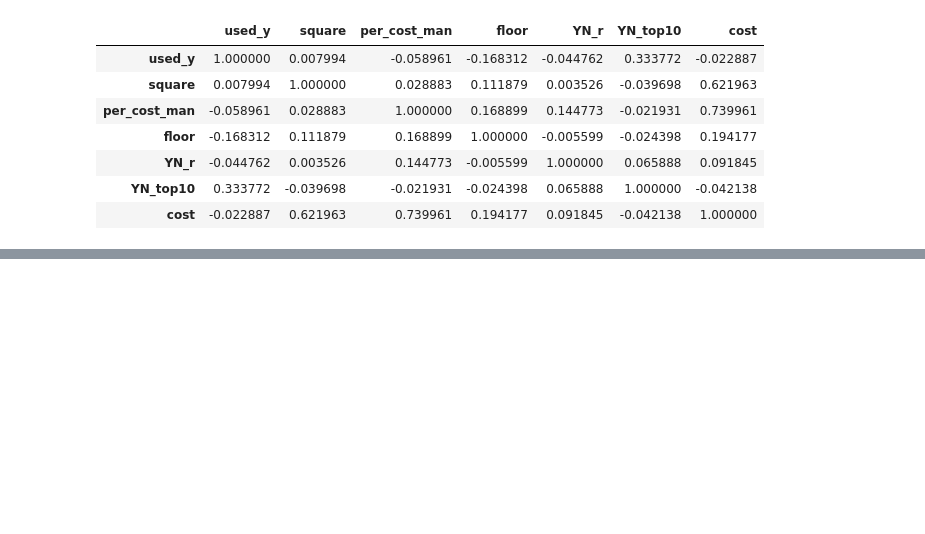
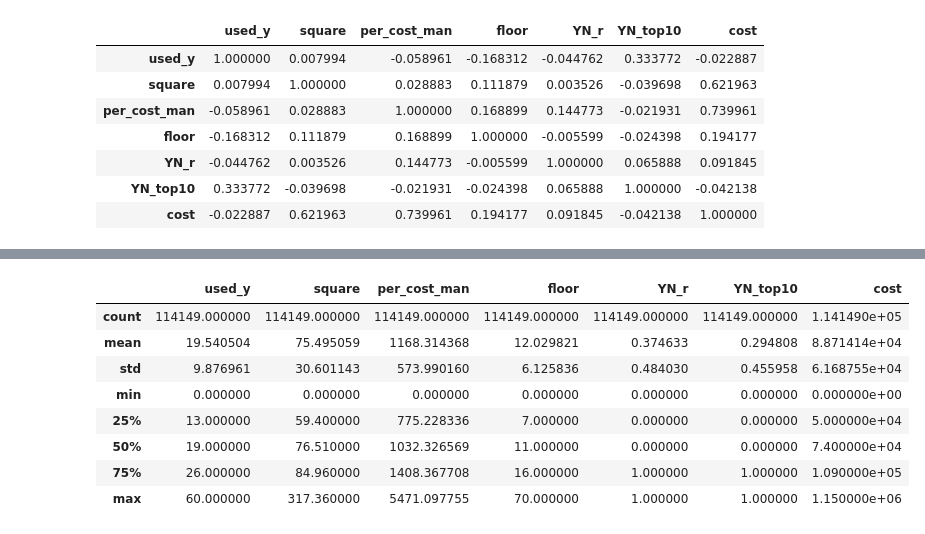
Before and after one commit to chaerui7967/ko_Apartment_Deal, a Jupyter notebook: Apart_EDA.ipynb, the cells around one changed output, grey strips where cells are left out. Drawn from its saved outputs; the diff is of its cells as text; code cells hidden in the pictures; blank space fills up the shorter version.

```diff
--- a/Apart_EDA.ipynb
+++ b/Apart_EDA.ipynb
@@ -447,0 +448,19 @@ seoul[seoul['floor'] < 0]
+# %%
+# 연식= -1(청약인 경우), floor < 0 인경우 (지하) 처리
+# 연식은 0으로 초기화
+# floor는 지하층수를 자연수로 표현하기 위해서 최솟값 -3을 확인, +3을 해준다
+
+seoul_2[seoul_2['used_y'] < 0] = 0
+seoul_2['floor'] += 3
+# %%
+seoul_2.describe()
+# %% [output]
+|  | used_y | square | per_cost_man | floor | YN_r | YN_top10 | cost |
+| count | 114149.000000 | 114149.000000 | 114149.000000 | 114149.000000 | 114149.000000 | 114149.000000 | 1.141490e+05 |
+| mean | 19.540504 | 75.495059 | 1168.314368 | 12.029821 | 0.374633 | 0.294808 | 8.871414e+04 |
+| std | 9.876961 | 30.601143 | 573.990160 | 6.125836 | 0.484030 | 0.455958 | 6.168755e+04 |
+| min | 0.000000 | 0.000000 | 0.000000 | 0.000000 | 0.000000 | 0.000000 | 0.000000e+00 |
+| 25% | 13.000000 | 59.400000 | 775.228336 | 7.000000 | 0.000000 | 0.000000 | 5.000000e+04 |
+| 50% | 19.000000 | 76.510000 | 1032.326569 | 11.000000 | 0.000000 | 0.000000 | 7.400000e+04 |
+| 75% | 26.000000 | 84.960000 | 1408.367708 | 16.000000 | 1.000000 | 1.000000 | 1.090000e+05 |
+| max | 60.000000 | 317.360000 | 5471.097755 | 70.000000 | 1.000000 | 1.000000 | 1.150000e+06 |
```
Also changed, not shown: parts of 19 cells of this notebook.
